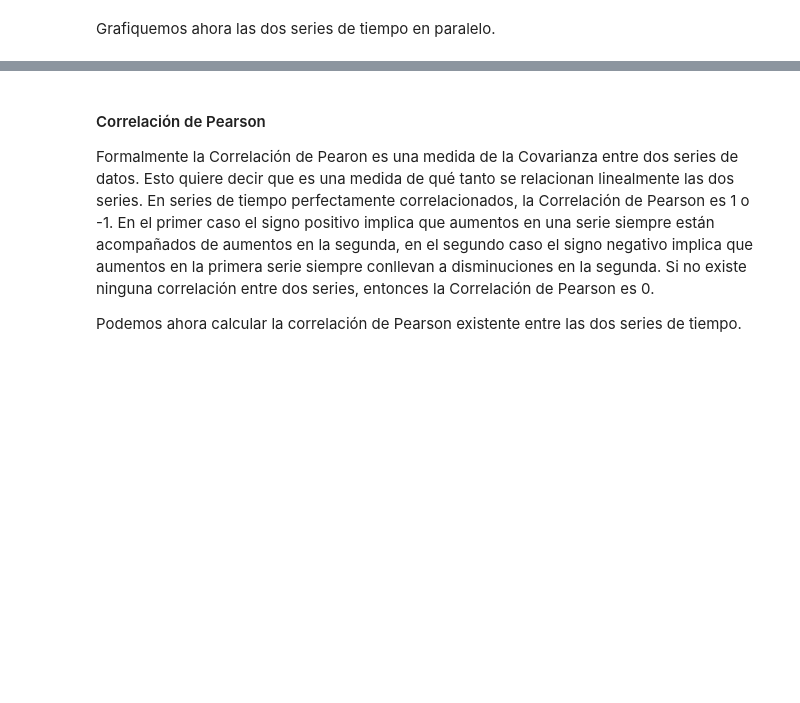
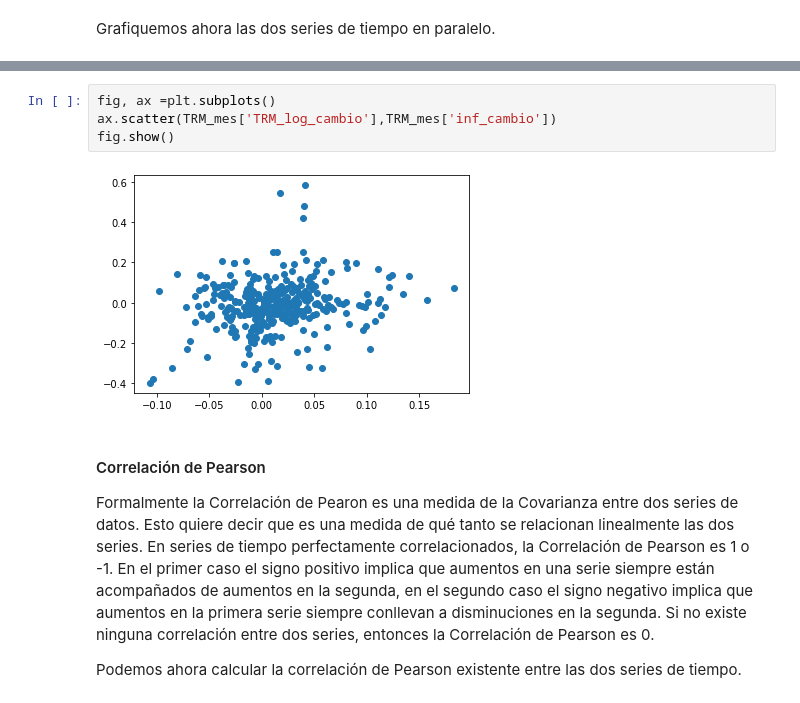
Before and after one commit to davidmorme/Universidad, a Jupyter notebook: Herramientas de Modelación/Caso_3.ipynb, the cells around one changed output, grey strips where cells are left out. Drawn from its saved outputs; the diff is of its cells as text; blank space fills up the shorter version.

```diff
--- a/Herramientas de Modelación/Caso_3.ipynb
+++ b/Herramientas de Modelación/Caso_3.ipynb
@@ -357,3 +553,9 @@ axs[1].set_ylabel('cambio en ln(inf_anual)')
+# %%
+fig, ax =plt.subplots()
+ax.scatter(TRM_mes['TRM_log_cambio'],TRM_mes['inf_cambio'])
+fig.show()
+# %% [output]
+[figure, added]
 # %% [markdown]
 #### Correlación de Pearson
 Formalmente la Correlación de Pearon es una medida de la Covarianza entre dos series de datos. Esto quiere decir que es una medida de qué tanto se relacionan linealmente las dos series. En series de tiempo perfectamente correlacionados, la Correlación de Pearson es 1 o -1. En el primer caso el signo positivo implica que aumentos en una serie siempre están acompañados de aumentos en la segunda, en el segundo caso el signo negativo implica que aumentos en la primera serie siempre conllevan a disminuciones en la segunda. Si no existe ninguna correlación entre dos series, entonces la Correlación de Pearson es 0.
```
Also changed, not shown: parts of 41 cells of this notebook.
